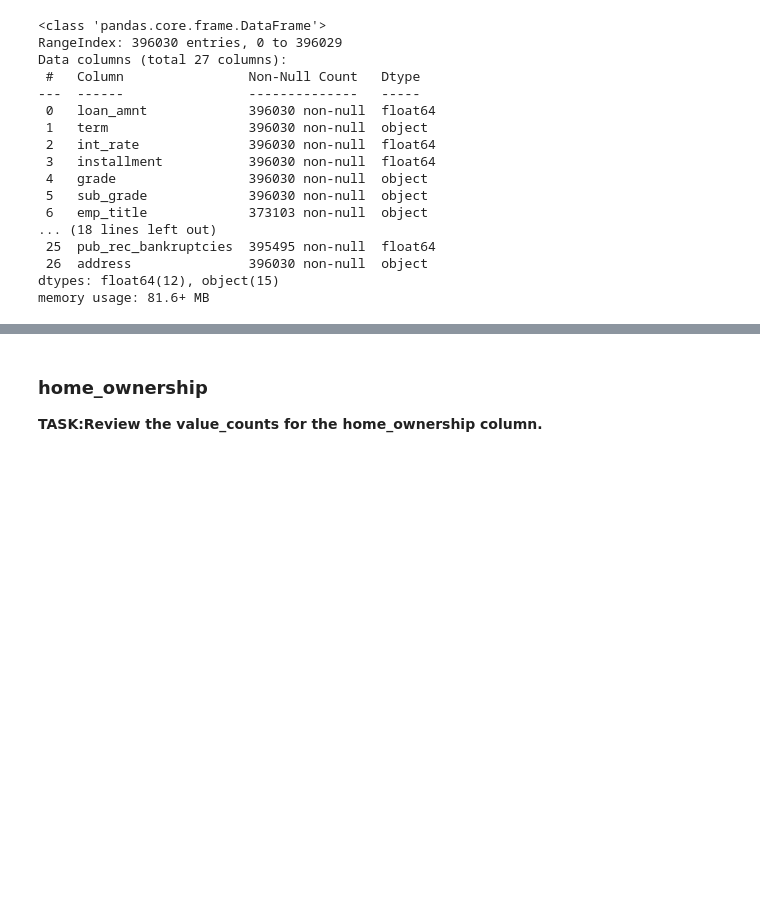
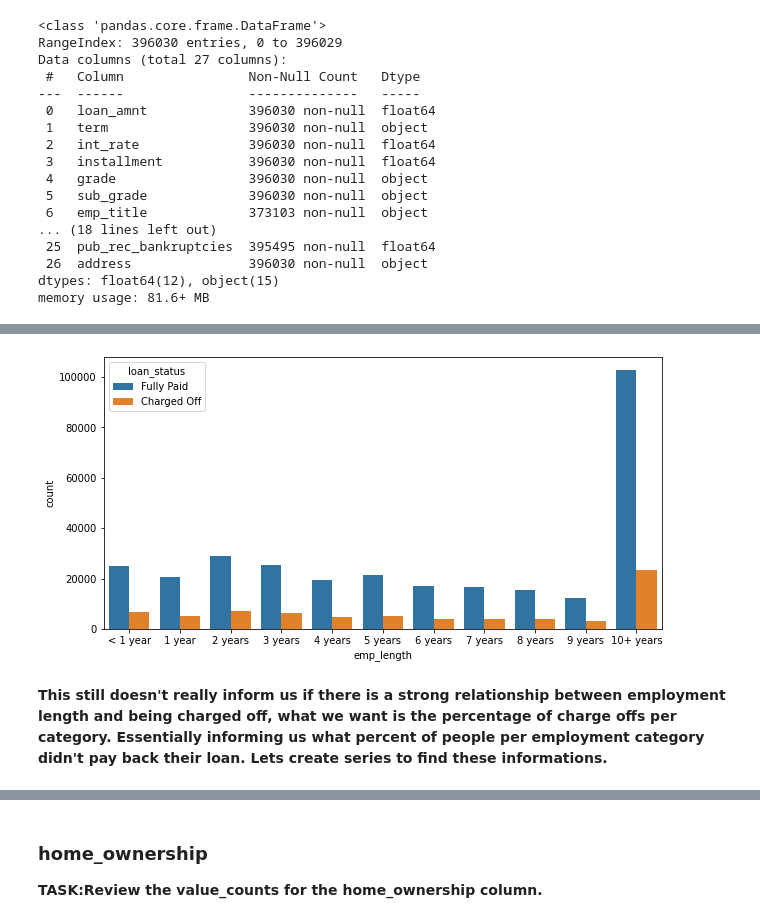
Before and after one commit to budhajitRoy/TensorFlow_Study, a Jupyter notebook: ANN/03-Keras-Project-Exercise.ipynb, the cells around one changed output, grey strips where cells are left out. Saved outputs shown, nothing was run; the diff lists cells and outputs as text; code cells hidden in the pictures; blank space fills up the shorter version.

```diff
--- a/ANN/03-Keras-Project-Exercise.ipynb
+++ b/ANN/03-Keras-Project-Exercise.ipynb
@@ -263,0 +581,10 @@ plt.show();
+# %%
+# plot count values of emp length for different loan status values
+
+plt.figure(figsize=(10, 5))
+sns.countplot(x = 'emp_length', data = df, order=emp_length_order, hue='loan_status')
+plt.show();
+# %% [output]
+[figure, added]
+# %% [markdown]
+**This still doesn't really inform us if there is a strong relationship between employment length and being charged off, what we want is the percentage of charge offs per category. Essentially informing us what percent of people per employment category didn't pay back their loan. Lets create series to find these informations.**
```
Also changed, not shown: parts of 283 cells of this notebook.
